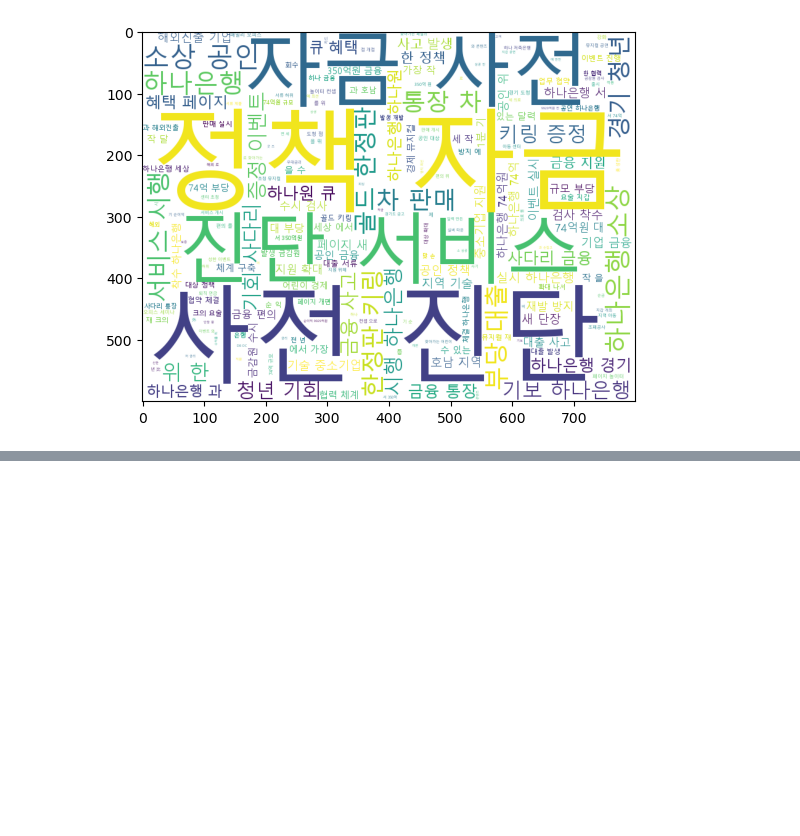
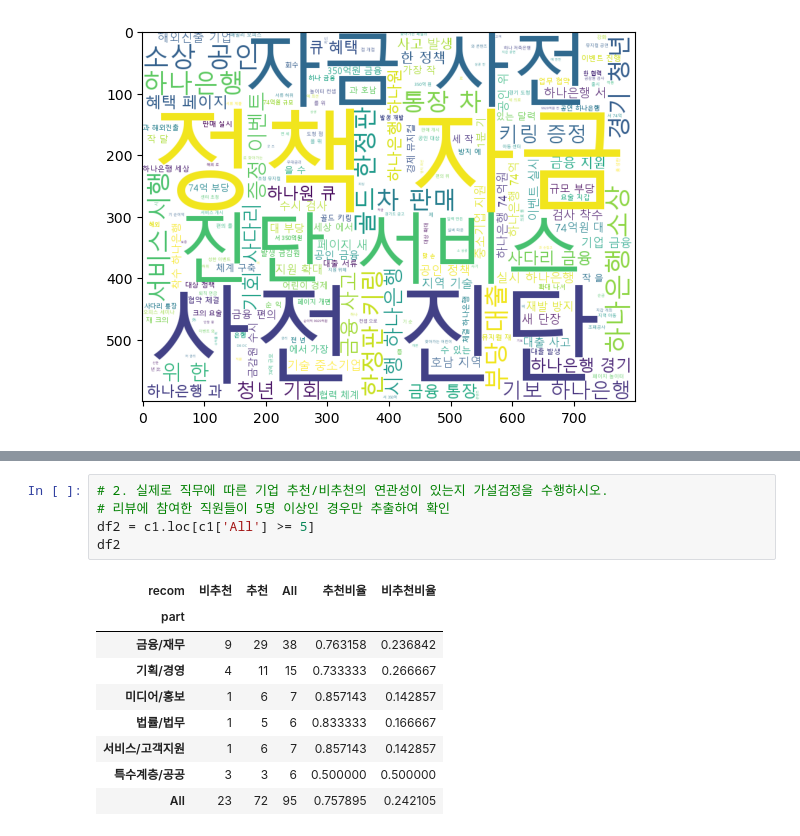
Before and after one commit to SIDED00R/hanaro_data, a Jupyter notebook: day20.ipynb, the cells around one changed output, grey strips where cells are left out. Saved outputs shown, nothing was run; the diff lists cells and outputs as text; blank space fills up the shorter version.

```diff
--- a/day20.ipynb
+++ b/day20.ipynb
@@ -192,0 +251,15 @@ plt.imshow(wc)
+# %%
+# 2. 실제로 직무에 따른 기업 추천/비추천의 연관성이 있는지 가설검정을 수행하시오.
+# 리뷰에 참여한 직원들이 5명 이상인 경우만 추출하여 확인
+df2 = c1.loc[c1['All'] >= 5]
+df2
+# %% [output]
+| recom | 비추천 | 추천 | All | 추천비율 | 비추천비율 |
+| part |  |  |  |  |  |
+| 금융/재무 | 9 | 29 | 38 | 0.763158 | 0.236842 |
+| 기획/경영 | 4 | 11 | 15 | 0.733333 | 0.266667 |
+| 미디어/홍보 | 1 | 6 | 7 | 0.857143 | 0.142857 |
+| 법률/법무 | 1 | 5 | 6 | 0.833333 | 0.166667 |
+| 서비스/고객지원 | 1 | 6 | 7 | 0.857143 | 0.142857 |
+| 특수계층/공공 | 3 | 3 | 6 | 0.500000 | 0.500000 |
+| All | 23 | 72 | 95 | 0.757895 | 0.242105 |
```
Also changed, not shown: parts of 28 cells of this notebook, 1 other file.
